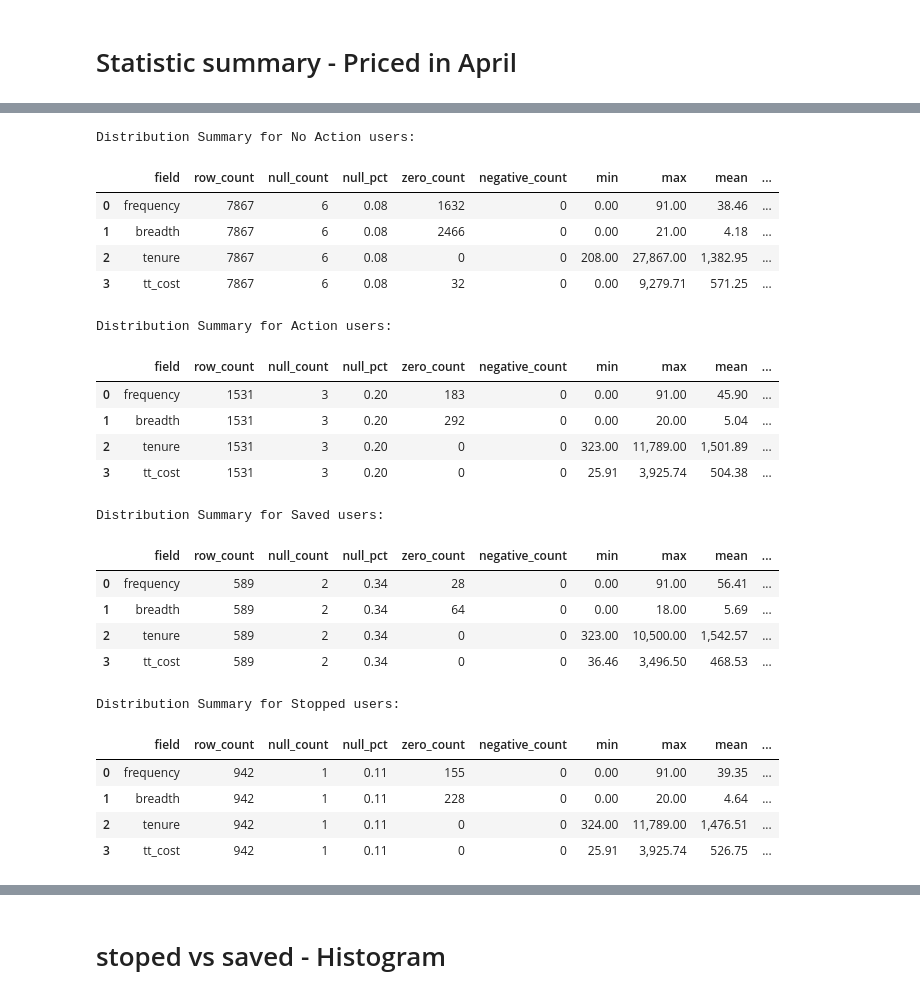
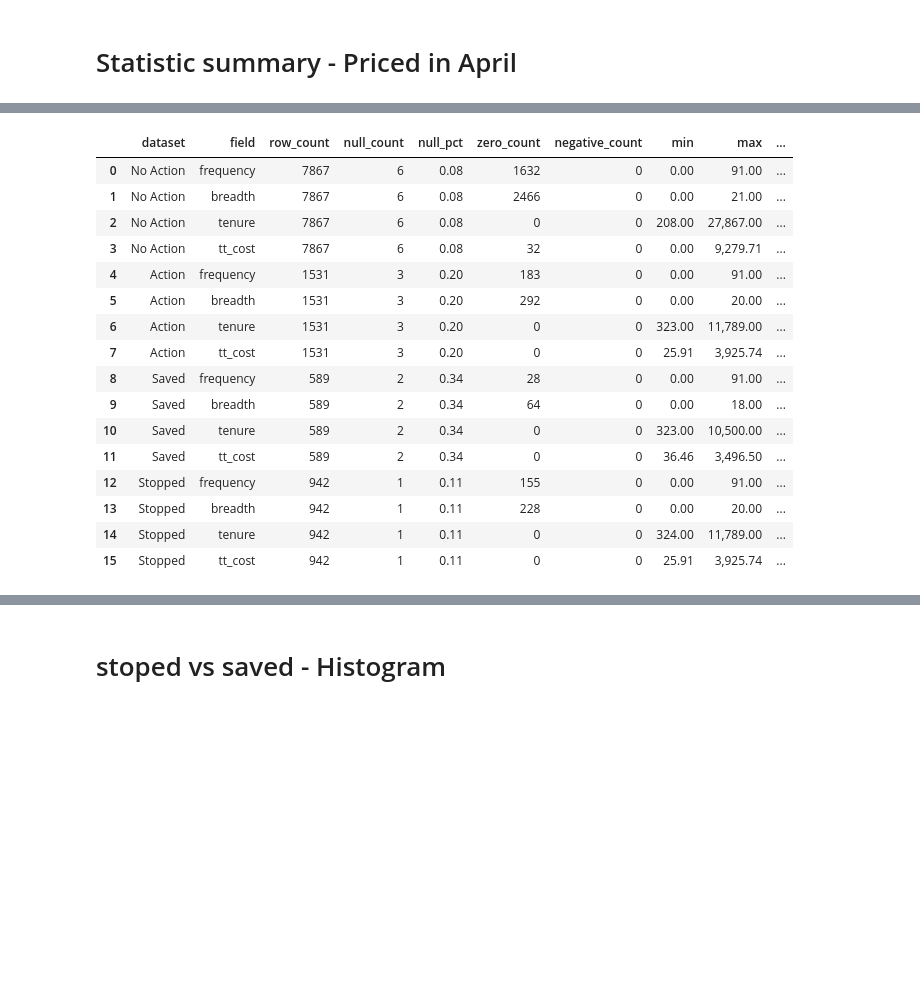
Before and after one commit to ying-gannett/stop_save_pChurn, a Jupyter notebook: src/notebooks/EDA.ipynb, the cells around one changed output, grey strips where cells are left out. Drawn from its saved outputs; the diff is of its cells as text; code cells hidden in the pictures; blank space fills up the shorter version.

```diff
--- a/src/notebooks/EDA.ipynb
+++ b/src/notebooks/EDA.ipynb
@@ -50,7 +49,7 @@ NUMERIC_FIELDS = [
     "frequency",
     "breadth",
     "tenure",
-    "tt_cost"
+    "tt_cost",
 ]
 SEGMENT_FIELDS = [
     "src_risk_tier",
@@ -59,12 +58,12 @@ SEGMENT_FIELDS = [
     "contact_channel",
     "status",
     "contact_timing",
-    "repeatedly_called"
+    "repeatedly_called",
 ]
 IDS = [
     "billing_account",
     "id_subscrip",
-    "email_date"
+    "email_date",
 ]
 
 client = bigquery.Client(project=PROJECT_ID)
@@ -73,12 +72,17 @@ query = f"""
 SELECT
   {", ".join(NUMERIC_FIELDS + SEGMENT_FIELDS + IDS)}
 FROM `{TABLE_ID}`
-where email_date < '2026-05-01'
+WHERE email_date < '2026-05-01'
 """
 df = client.query(query).to_dataframe()
 df = cast_numeric_fields(df, NUMERIC_FIELDS)
-df['contact_channels'] = df['contact_channel'].replace({'Online first': 'Contacted both ways', 'Called-In first': 'Contacted both ways'})
-df['src_risk_tier'] = df['src_risk_tier']+' risk'
+df["contact_channel_group"] = df["contact_channel"].replace(
+    {
+        "Online first": "Contacted both ways",
+        "Called-In first": "Contacted both ways",
+    }
+)
+df["src_risk_tier"] = df["src_risk_tier"] + " risk"
 df_action = df[df["status"].ne("No Action yet")].copy()
 df_no_action = df[df["status"].eq("No Action yet")].copy()
 df_save = df[df["status"].eq("saved")].copy()
@@ -91,36 +115,38 @@ Shapes: total  (9398, 15) action  (1531, 15) no action  (7867, 15) save  (589, 1
 # %%
 # df_action.describe(include="all").T
 # %%
-percentiles = DEFAULT_PERCENTILES
-dfs = {"No Action": df_no_action, "Action": df_action, "Saved": df_save, "Stopped": df_stop}
+dfs = {
+    "No Action": df_no_action,
+    "Action": df_action,
+    "Saved": df_save,
+    "Stopped": df_stop,
+}
+comparison_dfs = {"Saved": df_save, "Stopped": df_stop}
 
-for name, df_i in dfs.items():
-    print(f"Distribution Summary for {name} users:")
-    distribution_summary = build_distribution_summary(df_i, NUMERIC_FIELDS, percentiles)
-    display(distribution_summary)
+distribution_summaries = pd.concat(
+    {
+        name: build_distribution_summary(frame, NUMERIC_FIELDS, DEFAULT_PERCENTILES)
+        for name, frame in dfs.items()
+    },
+    names=["dataset"],
+).reset_index(level=0).reset_index(drop=True)
+display(distribution_summaries)
 # %% [output]
-Distribution Summary for No Action users:
-|  | field | row_count | null_count | null_pct | zero_count | negative_count | min | max | mean | ... |
-| 0 | frequency | 7867 | 6 | 0.08 | 1632 | 0 | 0.00 | 91.00 | 38.46 | ... |
-| 1 | breadth | 7867 | 6 | 0.08 | 2466 | 0 | 0.00 | 21.00 | 4.18 | ... |
-| 2 | tenure | 7867 | 6 | 0.08 | 0 | 0 | 208.00 | 27,867.00 | 1,382.95 | ... |
-| 3 | tt_cost | 7867 | 6 | 0.08 | 32 | 0 | 0.00 | 9,279.71 | 571.25 | ... |
+|  | dataset | field | row_count | null_count | null_pct | zero_count | negative_count | min | max | ... |
+| 0 | No Action | frequency | 7867 | 6 | 0.08 | 1632 | 0 | 0.00 | 91.00 | ... |
+| 1 | No Action | breadth | 7867 | 6 | 0.08 | 2466 | 0 | 0.00 | 21.00 | ... |
+| 2 | No Action | tenure | 7867 | 6 | 0.08 | 0 | 0 | 208.00 | 27,867.00 | ... |
+| 3 | No Action | tt_cost | 7867 | 6 | 0.08 | 32 | 0 | 0.00 | 9,279.71 | ... |
+| 4 | Action | frequency | 1531 | 3 | 0.20 | 183 | 0 | 0.00 | 91.00 | ... |
+| 5 | Action | breadth | 1531 | 3 | 0.20 | 292 | 0 | 0.00 | 20.00 | ... |
+| 6 | Action | tenure | 1531 | 3 | 0.20 | 0 | 0 | 323.00 | 11,789.00 | ... |
+| 7 | Action | tt_cost | 1531 | 3 | 0.20 | 0 | 0 | 25.91 | 3,925.74 | ... |
+| 8 | Saved | frequency | 589 | 2 | 0.34 | 28 | 0 | 0.00 | 91.00 | ... |
+| 9 | Saved | breadth | 589 | 2 | 0.34 | 64 | 0 | 0.00 | 18.00 | ... |
+| 10 | Saved | tenure | 589 | 2 | 0.34 | 0 | 0 | 323.00 | 10,500.00 | ... |
+| 11 | Saved | tt_cost | 589 | 2 | 0.34 | 0 | 0 | 36.46 | 3,496.50 | ... |
+| 12 | Stopped | frequency | 942 | 1 | 0.11 | 155 | 0 | 0.00 | 91.00 | ... |
+| 13 | Stopped | breadth | 942 | 1 | 0.11 | 228 | 0 | 0.00 | 20.00 | ... |
+| 14 | Stopped | tenure | 942 | 1 | 0.11 | 0 | 0 | 324.00 | 11,789.00 | ... |
+| 15 | Stopped | tt_cost | 942 | 1 | 0.11 | 0 | 0 | 25.91 | 3,925.74 | ... |
-Distribution Summary for Action users:
-|  | field | row_count | null_count | null_pct | zero_count | negative_count | min | max | mean | ... |
-| 0 | frequency | 1531 | 3 | 0.20 | 183 | 0 | 0.00 | 91.00 | 45.90 | ... |
-| 1 | breadth | 1531 | 3 | 0.20 | 292 | 0 | 0.00 | 20.00 | 5.04 | ... |
-| 2 | tenure | 1531 | 3 | 0.20 | 0 | 0 | 323.00 | 11,789.00 | 1,501.89 | ... |
-| 3 | tt_cost | 1531 | 3 | 0.20 | 0 | 0 | 25.91 | 3,925.74 | 504.38 | ... |
-Distribution Summary for Saved users:
-|  | field | row_count | null_count | null_pct | zero_count | negative_count | min | max | mean | ... |
-| 0 | frequency | 589 | 2 | 0.34 | 28 | 0 | 0.00 | 91.00 | 56.41 | ... |
-| 1 | breadth | 589 | 2 | 0.34 | 64 | 0 | 0.00 | 18.00 | 5.69 | ... |
-| 2 | tenure | 589 | 2 | 0.34 | 0 | 0 | 323.00 | 10,500.00 | 1,542.57 | ... |
-| 3 | tt_cost | 589 | 2 | 0.34 | 0 | 0 | 36.46 | 3,496.50 | 468.53 | ... |
-Distribution Summary for Stopped users:
-|  | field | row_count | null_count | null_pct | zero_count | negative_count | min | max | mean | ... |
-| 0 | frequency | 942 | 1 | 0.11 | 155 | 0 | 0.00 | 91.00 | 39.35 | ... |
-| 1 | breadth | 942 | 1 | 0.11 | 228 | 0 | 0.00 | 20.00 | 4.64 | ... |
-| 2 | tenure | 942 | 1 | 0.11 | 0 | 0 | 324.00 | 11,789.00 | 1,476.51 | ... |
-| 3 | tt_cost | 942 | 1 | 0.11 | 0 | 0 | 25.91 | 3,925.74 | 526.75 | ... |
 # %%
```
Also changed, not shown: parts of 13 cells of this notebook, 3 other files.
